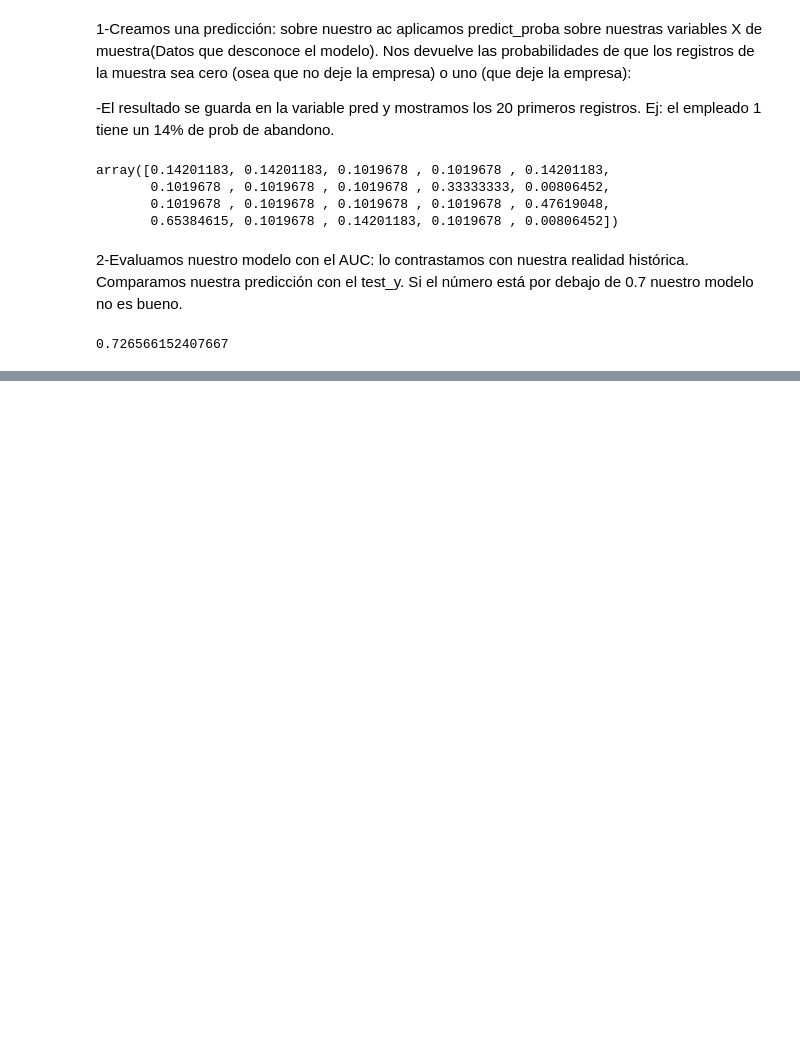
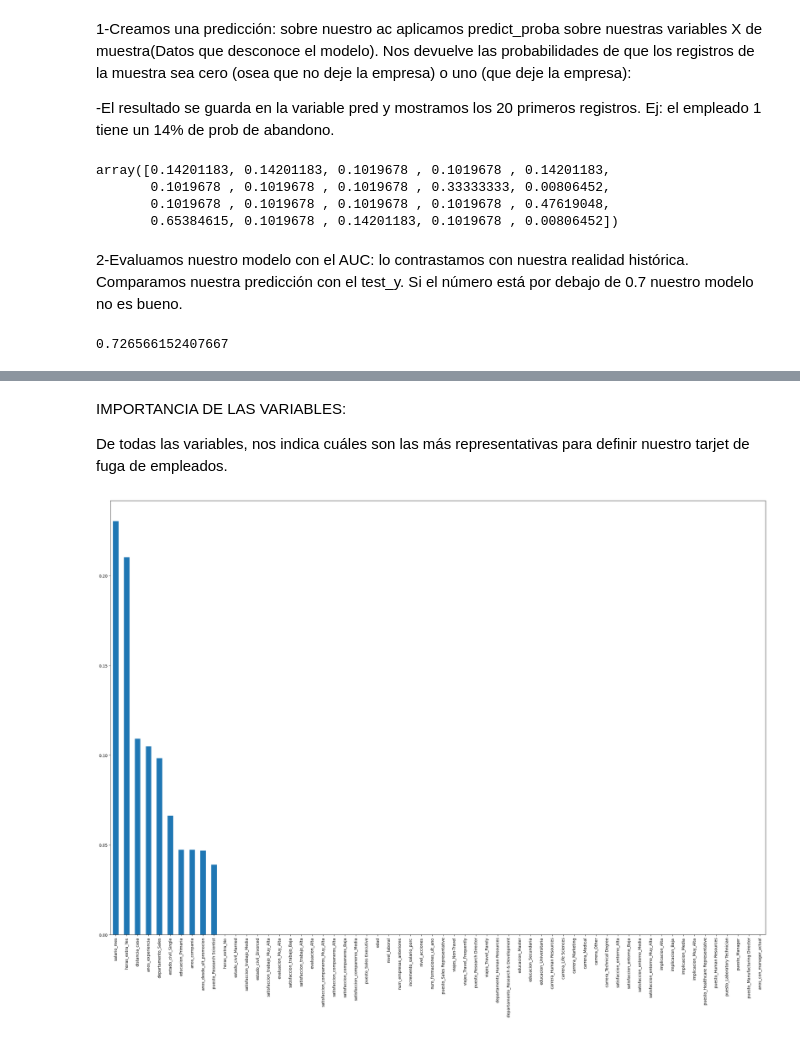
Before and after one commit to adolfo85/fugaempleados, a Jupyter notebook: fugaEmpleados.ipynb, the cells around one changed output, grey strips where cells are left out. Saved outputs shown, nothing was run; the diff lists cells and outputs as text; code cells hidden in the pictures; blank space fills up the shorter version.

```diff
--- a/fugaEmpleados.ipynb
+++ b/fugaEmpleados.ipynb
@@ -376,0 +398,8 @@ roc_auc_score(test_y,pred)
+# %% [markdown]
+IMPORTANCIA DE LAS VARIABLES:
+
+De todas las variables, nos indica cuáles son las más representativas para definir nuestro tarjet de fuga de empleados.
+# %%
+pd.Series(ac.feature_importances_,index = test_x.columns).sort_values(ascending = False).plot(kind = 'bar', figsize = (30,20));
+# %% [output]
+[figure, added]
```
Also changed, not shown: parts of 12 cells of this notebook, 1 other file.
